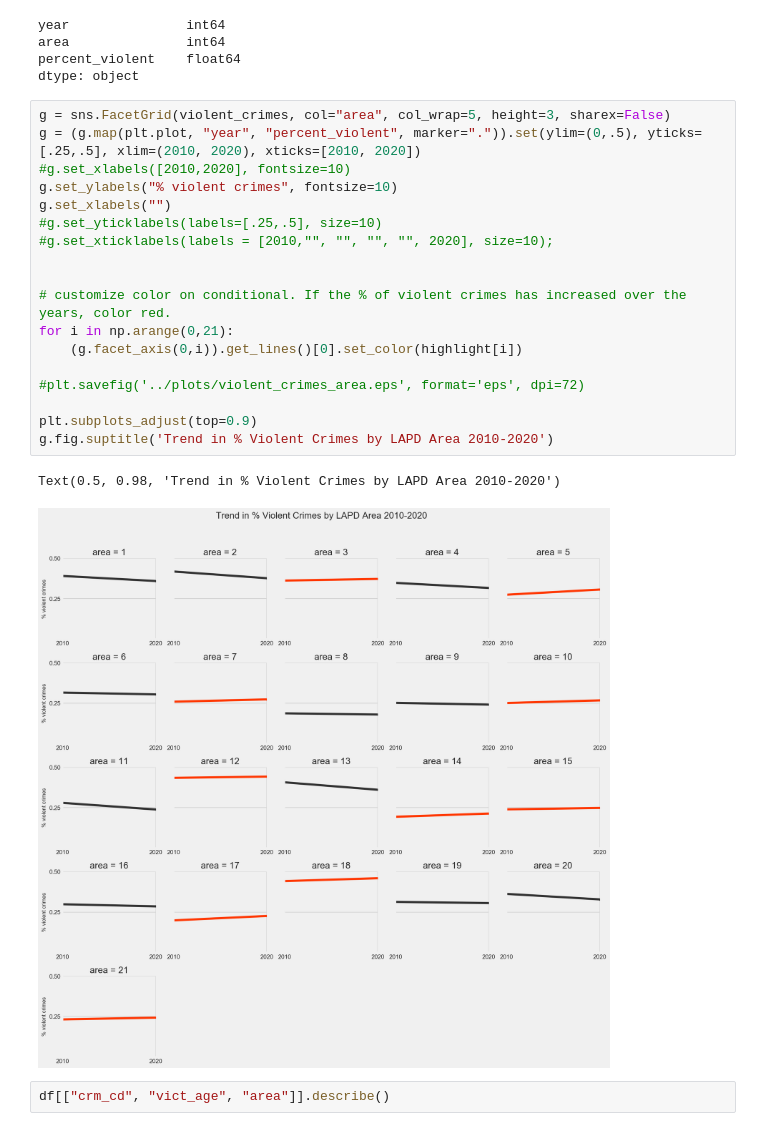
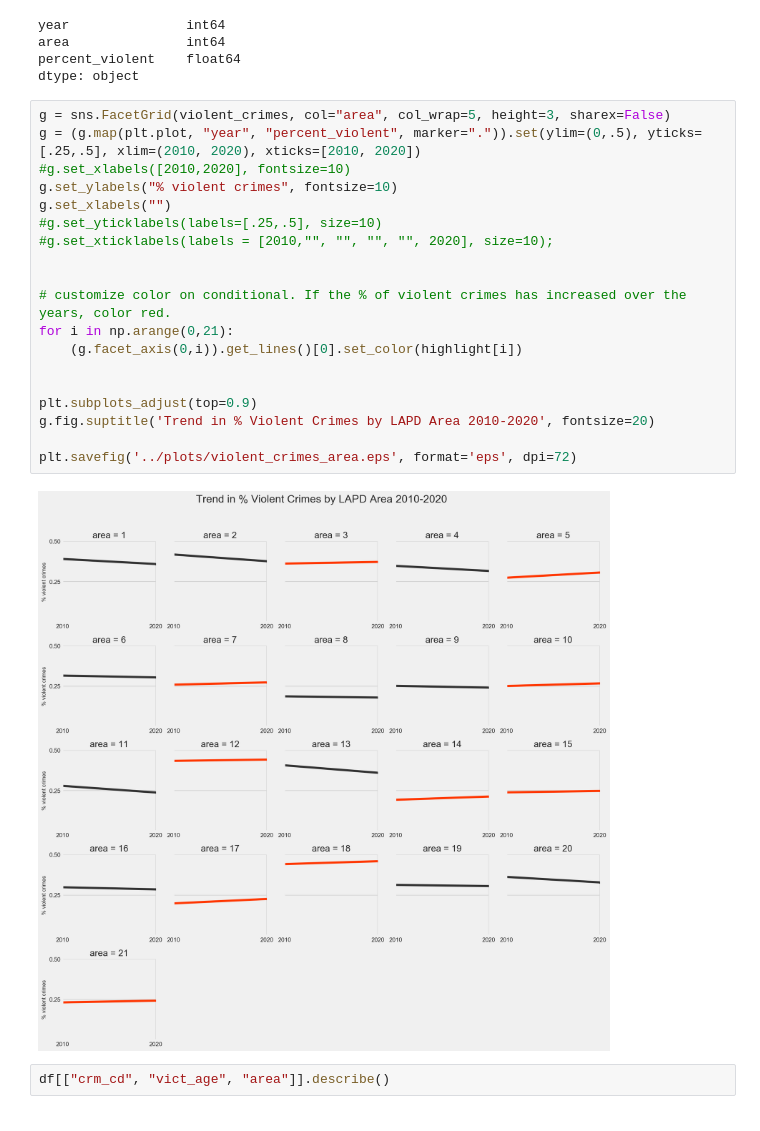
Before and after one commit to veeps/LA_innovation_team, a Jupyter notebook: code/003_explore_trends.ipynb, the cells around one changed output. Saved outputs shown, nothing was run; the diff lists cells and outputs as text.

```diff
--- a/code/003_explore_trends.ipynb
+++ b/code/003_explore_trends.ipynb
@@ -216,24 +216,24 @@ dtype: object
 # %%
 g = sns.FacetGrid(violent_crimes, col="area", col_wrap=5, height=3, sharex=False)
 g = (g.map(plt.plot, "year", "percent_violent", marker=".")).set(ylim=(0,.5), yticks=[.25,.5], xlim=(2010, 2020), xticks=[2010, 2020])
 #g.set_xlabels([2010,2020], fontsize=10)
 g.set_ylabels("% violent crimes", fontsize=10)
 g.set_xlabels("")
 #g.set_yticklabels(labels=[.25,.5], size=10)
 #g.set_xticklabels(labels = [2010,"", "", "", "", 2020], size=10);
 
 
 # customize color on conditional. If the % of violent crimes has increased over the years, color red.
 for i in np.arange(0,21):
     (g.facet_axis(0,i)).get_lines()[0].set_color(highlight[i])
 
-#plt.savefig('../plots/violent_crimes_area.eps', format='eps', dpi=72)
 
 plt.subplots_adjust(top=0.9)
-g.fig.suptitle('Trend in % Violent Crimes by LAPD Area 2010-2020')
+g.fig.suptitle('Trend in % Violent Crimes by LAPD Area 2010-2020', fontsize=20)
+
+plt.savefig('../plots/violent_crimes_area.eps', format='eps', dpi=72)
 # %% [output]
-Text(0.5, 0.98, 'Trend in % Violent Crimes by LAPD Area 2010-2020')
-[figure, old version]
+[figure, new version]
 # %%
 df[["crm_cd", "vict_age", "area"]].describe()
 # %% [output]
```
